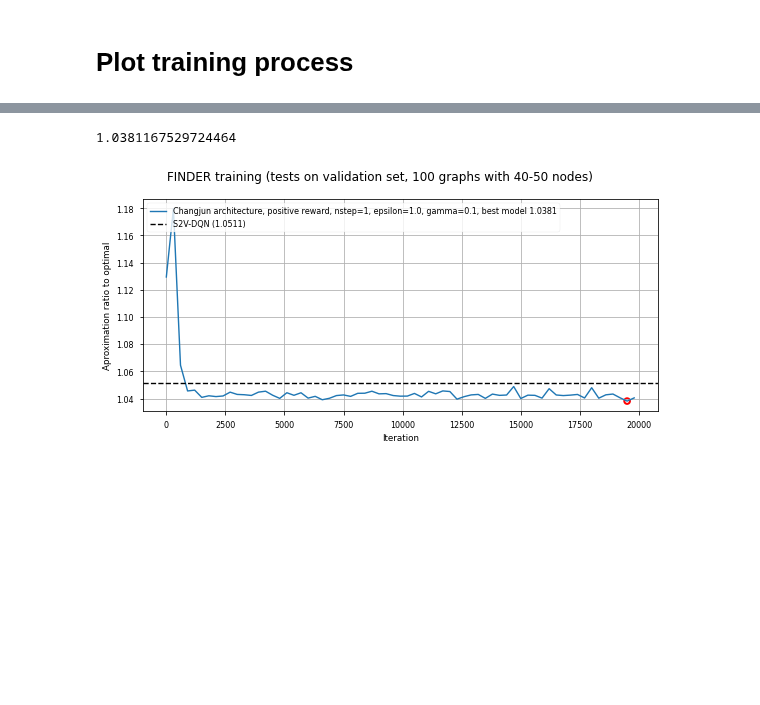
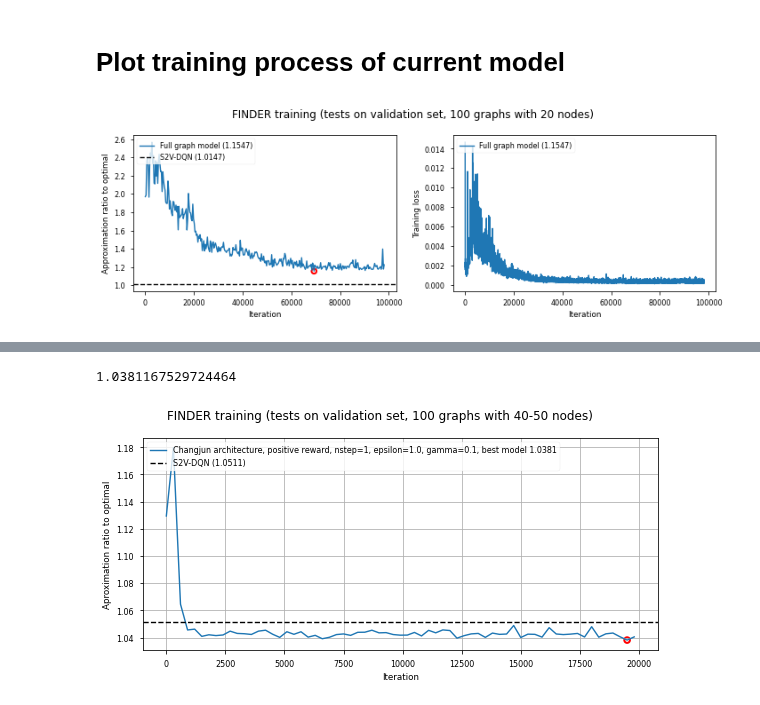
Before and after one commit to dschaub95/FINDER-TSP, a Jupyter notebook: FINDER_training_visualization.ipynb, the cells around one changed output, grey strips where cells are left out. Saved outputs shown, nothing was run; the diff lists cells and outputs as text; code cells hidden in the pictures; blank space fills up the shorter version.

```diff
--- a/FINDER_training_visualization.ipynb
+++ b/FINDER_training_visualization.ipynb
@@ -10,4 +10,52 @@ import seaborn as sns
 import matplotlib.pyplot as plt
 import matplotlib as mpl
 # %% [markdown]
-# Plot training process
+# Plot training process of current model
+# %%
+NUM_MIN = 20
+NUM_MAX = 20
+data_path = f'models/tsp_2d/nrange_{NUM_MIN}_{NUM_MAX}'
+dfs_valid = []
+dfs_loss = []
+fnames = os.listdir(f'{data_path}')
+for fname in fnames:
+    if '.csv' in fname and 'Validation' in fname:
+        dfs_valid.append(pd.read_csv(f'{data_path}/{fname}', names=['iteration', 'opt_approx'], delimiter=' '))
+    elif '.csv' in fname and 'Loss' in fname:
+        dfs_loss.append(pd.read_csv(f'{data_path}/{fname}', names=['iteration', 'loss'], delimiter=' '))
+# %%
+min_points = []
+for df in dfs_valid:
+    min_point = df.loc[df['opt_approx'] == df['opt_approx'].min(), :].to_numpy()
+    min_points.append(min_point)
+# %%
+mpl.style.use('seaborn-paper')
+
+fig, axs = plt.subplots(1, 2, figsize=(10,3.5), sharex=False, sharey=False)
+
+for k in range(len(dfs_valid)):
+    min_point = np.round(min_points[k][0][1],4)
+    axs[0].plot(dfs_valid[k]['iteration'], dfs_valid[k]['opt_approx'], label=f'Full graph model ({min_point})')
+    axs[1].plot(dfs_loss[k]['iteration'], dfs_loss[k]['loss'], label=f'Full graph model ({min_point})')
+
+for k, min_point in enumerate(min_points):
+    axs[0].scatter(x=min_point[0][0], y=min_point[0][1], facecolors='none', linewidths=2, edgecolors='red')
+                # label=f'FINDER training {k+1} best model ({np.round(min_point[0][0],4)})')
+# axs.grid(True, axis='both')
+axs[0].axhline(y = 1.015, color = 'black', linestyle = '--', label='S2V-DQN (1.0147)')
+axs[0].legend(loc='upper left')
+axs[0].set_ylabel('Approximation ratio to optimal')
+axs[0].set_xlabel('Iteration')
+# axs[0].set_ylim([1.00, 1.15])
+
+axs[1].legend(loc='upper left')
+axs[1].legend(loc='upper left')
+axs[1].set_ylabel('Training loss')
+axs[1].set_xlabel('Iteration')
+
+plt.suptitle('FINDER training (tests on validation set, 100 graphs with 20 nodes)')
+plt.tight_layout()
+
+plt.savefig('plots/training_process_current.png', dpi=400)
+# %% [output]
+[figure, added]
```
Also changed, not shown: parts of 9 cells of this notebook, 2 other files.
